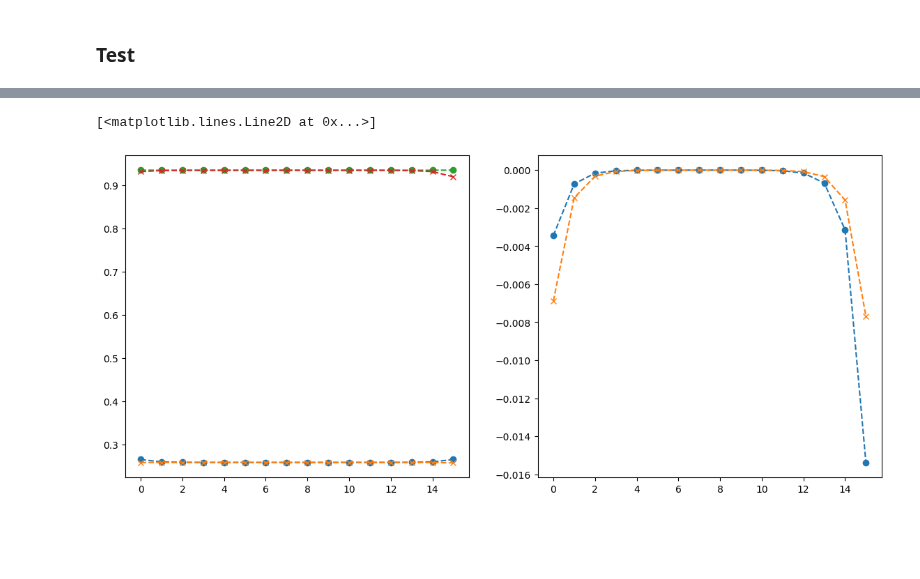
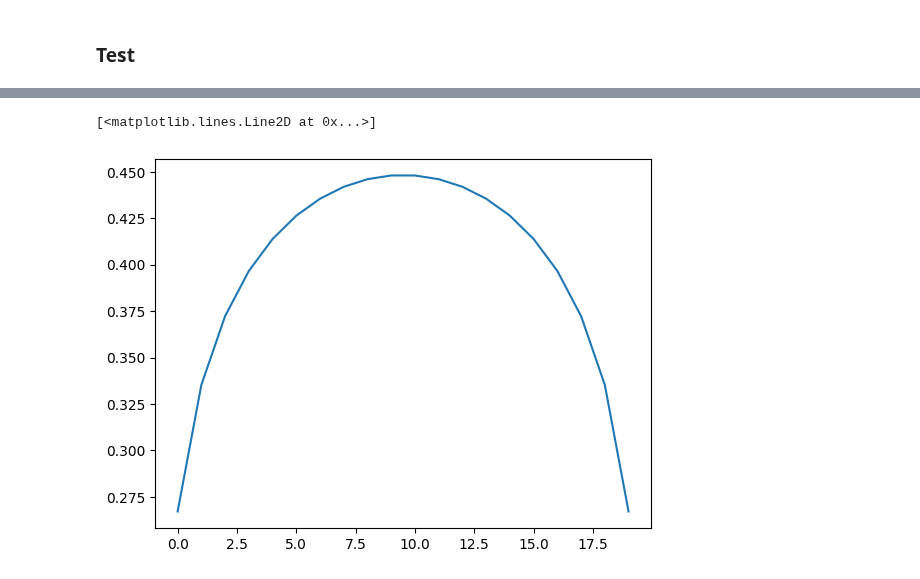
Before and after one commit to pietrorichelli/dmrg, a Jupyter notebook: dev/dev.ipynb, the cells around one changed output, grey strips where cells are left out. Cells and saved outputs as stored; diff of their text form; code cells hidden in the pictures; blank space fills up the shorter version.

```diff
--- a/dev/dev.ipynb
+++ b/dev/dev.ipynb
@@ -668,3 +1160,9 @@ plt.plot(EE[1:])
+# %%
+S = np.loadtxt('OUT_1/S.txt')
+plt.plot(S[:,2])
+# %% [output]
+[<matplotlib.lines.Line2D at 0x...>]
+[figure, added]
 # %%
 X_05 = np.loadtxt('OUT_0.5/X.txt')
 X_2 = np.loadtxt('OUT_2/X.txt')
@@ -687,11 +1185,8 @@ ax[0].plot(X_05[2:-2,1],'o--')
 ax[0].plot(ZZ_2,'x--')
 ax[0].plot(X_2[2:-2,1],'o--')
 ax[0].plot(ZZ_05,'x--')
-ax[1].plot(np.array(ZZ_05)-X_2[2:-2,1],'o--')
-ax[1].plot(np.array(ZZ_2)-X_05[2:-2,1],'x--')
+# ax[1].plot(np.array(ZZ_05)-X_2[2:-2,1],'o--')
+# ax[1].plot(np.array(ZZ_2)-X_05[2:-2,1],'x--')
-# %% [output]
-[<matplotlib.lines.Line2D at 0x...>]
-[figure, removed]
 # %%
 plt.figure(figsize=(10, 5))
 plt.plot(EE[1:], marker='o', label='Energy')
```
Also changed, not shown: parts of 11 cells of this notebook, 16 other files.
